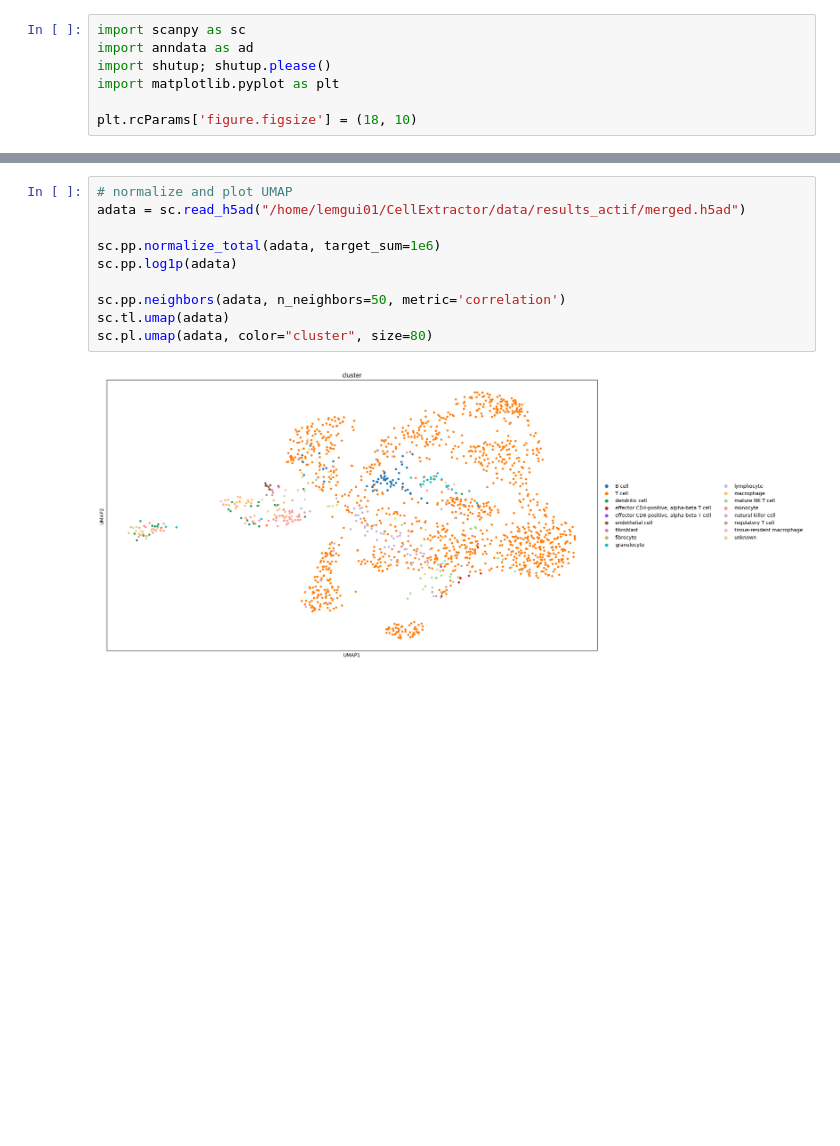
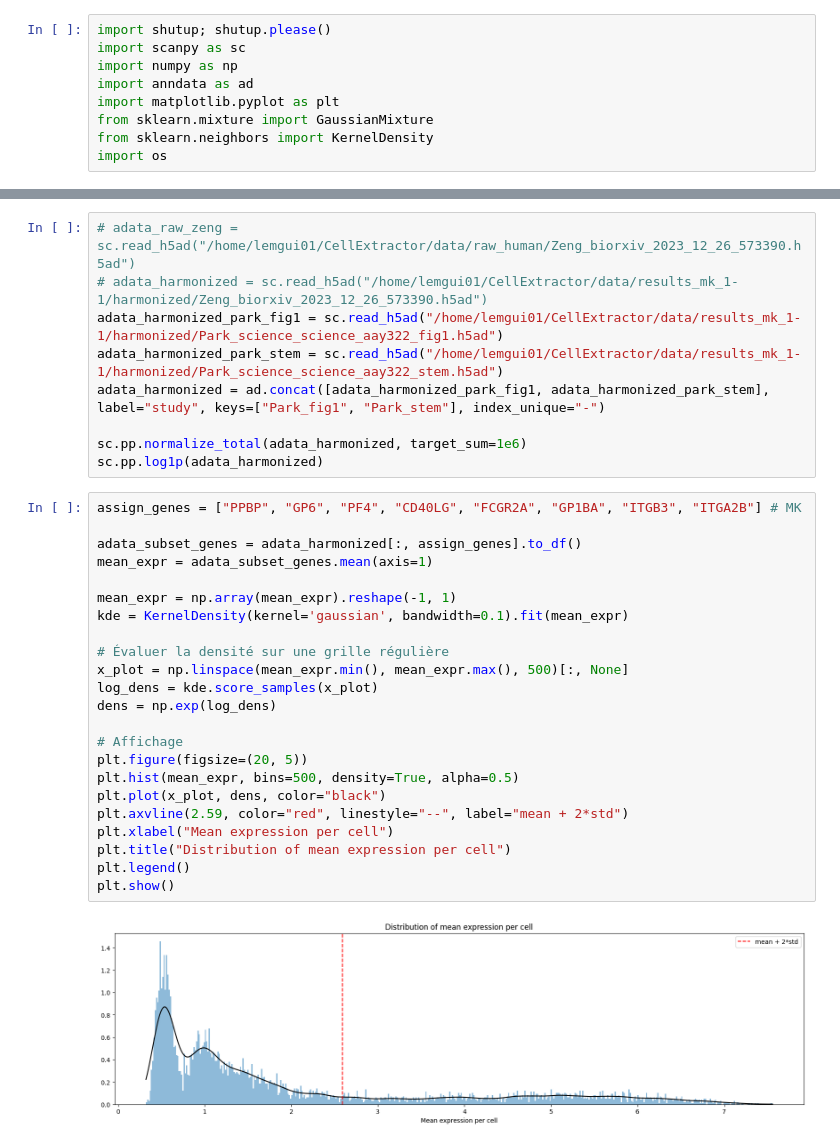
Before and after one commit to Guitout31415/SIGMA, a Jupyter notebook: sandbox.ipynb, the cells around one changed output, grey strips where cells are left out. Cells and saved outputs as stored; diff of their text form; blank space fills up the shorter version.

Commit message:
remove TCL threshold + add Gaussian mix model

```diff
--- a/sandbox.ipynb
+++ b/sandbox.ipynb
@@ -1,7 +1,9 @@
 # %%
+import shutup; shutup.please()
 import scanpy as sc
+import numpy as np
 import anndata as ad
-import shutup; shutup.please()
 import matplotlib.pyplot as plt
-
-plt.rcParams['figure.figsize'] = (18, 10)
+from sklearn.mixture import GaussianMixture
+from sklearn.neighbors import KernelDensity
+import os
@@ -22,12 +10,34 @@ plt.rcParams['figure.figsize'] = (18, 10)
-# %%
-# normalize and plot UMAP
-adata = sc.read_h5ad("/home/lemgui01/CellExtractor/data/results_actif/merged.h5ad")
-
-sc.pp.normalize_total(adata, target_sum=1e6)
-sc.pp.log1p(adata)
-
-sc.pp.neighbors(adata, n_neighbors=50, metric='correlation')
-sc.tl.umap(adata)
-sc.pl.umap(adata, color="cluster", size=80)
-# %% [output]
-[figure, removed]
+# %%
+# adata_raw_zeng = sc.read_h5ad("/home/lemgui01/CellExtractor/data/raw_human/Zeng_biorxiv_2023_12_26_573390.h5ad")
+# adata_harmonized = sc.read_h5ad("/home/lemgui01/CellExtractor/data/results_mk_1-1/harmonized/Zeng_biorxiv_2023_12_26_573390.h5ad")
+adata_harmonized_park_fig1 = sc.read_h5ad("/home/lemgui01/CellExtractor/data/results_mk_1-1/harmonized/Park_science_science_aay322_fig1.h5ad")
+adata_harmonized_park_stem = sc.read_h5ad("/home/lemgui01/CellExtractor/data/results_mk_1-1/harmonized/Park_science_science_aay322_stem.h5ad")
+adata_harmonized = ad.concat([adata_harmonized_park_fig1, adata_harmonized_park_stem], label="study", keys=["Park_fig1", "Park_stem"], index_unique="-")
+
+sc.pp.normalize_total(adata_harmonized, target_sum=1e6)
+sc.pp.log1p(adata_harmonized)
+# %%
+assign_genes = ["PPBP", "GP6", "PF4", "CD40LG", "FCGR2A", "GP1BA", "ITGB3", "ITGA2B"] # MK
+
+adata_subset_genes = adata_harmonized[:, assign_genes].to_df()
+mean_expr = adata_subset_genes.mean(axis=1)
+
+mean_expr = np.array(mean_expr).reshape(-1, 1)
+kde = KernelDensity(kernel='gaussian', bandwidth=0.1).fit(mean_expr)
+
+# Évaluer la densité sur une grille régulière
+x_plot = np.linspace(mean_expr.min(), mean_expr.max(), 500)[:, None]
+log_dens = kde.score_samples(x_plot)
+dens = np.exp(log_dens)
+
+# Affichage
+plt.figure(figsize=(20, 5))
+plt.hist(mean_expr, bins=500, density=True, alpha=0.5)
+plt.plot(x_plot, dens, color="black")
+plt.axvline(2.59, color="red", linestyle="--", label="mean + 2*std")
+plt.xlabel("Mean expression per cell")
+plt.title("Distribution of mean expression per cell")
+plt.legend()
+plt.show()
+# %% [output]
+[figure, added]
```
Also changed, not shown: parts of 4 cells of this notebook, 18 other files.
